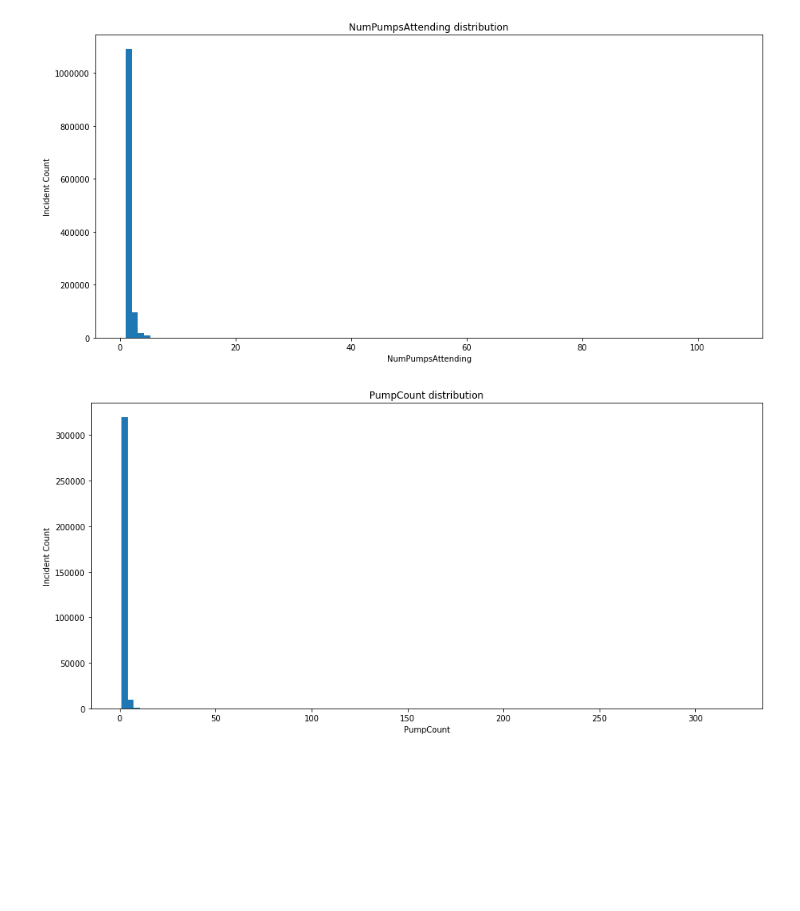
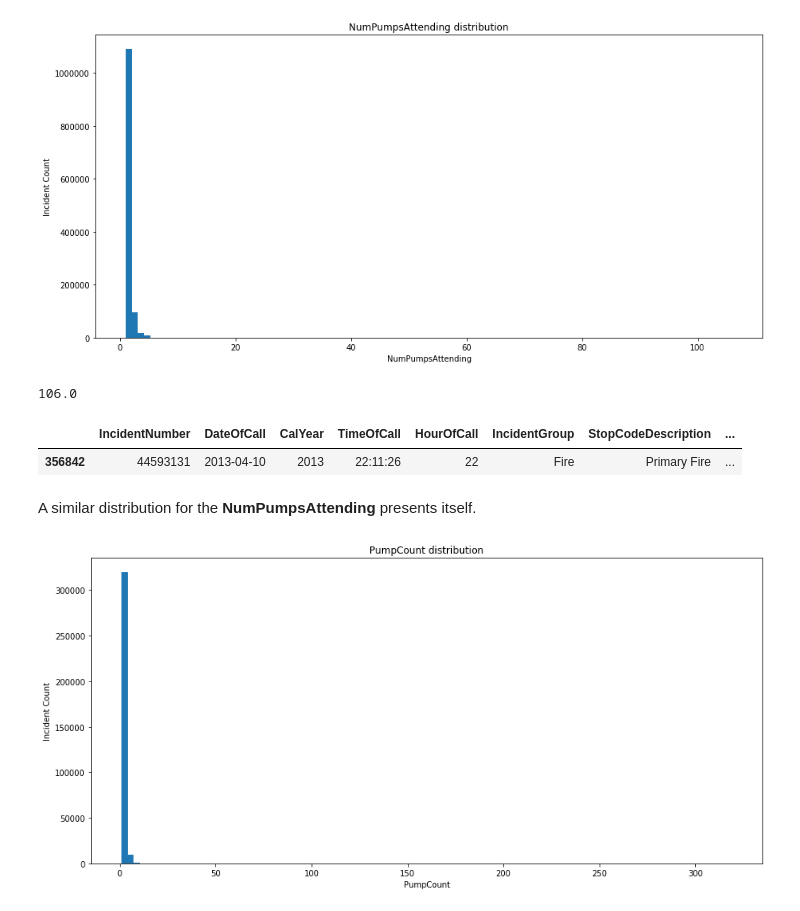
Before and after one commit to hlynurarni/Social-Data-Analysis-Final, a Jupyter notebook: Explainer Notebook.ipynb, the cells around one changed output. Cells and saved outputs as stored; diff of their text form; code cells hidden in the pictures; blank space fills up the shorter version.

```diff
--- a/Explainer Notebook.ipynb
+++ b/Explainer Notebook.ipynb
@@ -549,6 +551,17 @@ Most of the incidents only have a few stations reporting to the incident. Most f
 simplePlottingFunction(df.NumPumpsAttending, 'hist', False)
 # %% [output]
 [figure]
+# %%
+max(df.NumPumpsAttending.dropna())
+# %% [output]
+106.0
+# %%
+df[df.NumPumpsAttending == max(df.NumPumpsAttending.dropna())]
+# %% [output]
+|  | IncidentNumber | DateOfCall | CalYear | TimeOfCall | HourOfCall | IncidentGroup | StopCodeDescription | ... |
+| 356842 | 44593131 | 2013-04-10 | 2013 | 22:11:26 | 22 | Fire | Primary Fire | ... |
+# %% [markdown]
+A similar distribution for the **NumPumpsAttending** presents itself.
 # %%
 simplePlottingFunction(df.PumpCount, 'hist', False);
 # %% [output]
```
Also changed, not shown: parts of 2 cells of this notebook, 1 other file.
